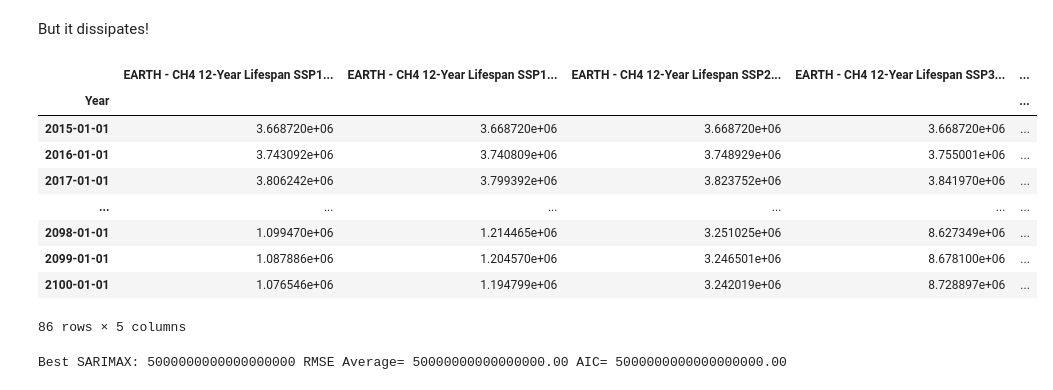
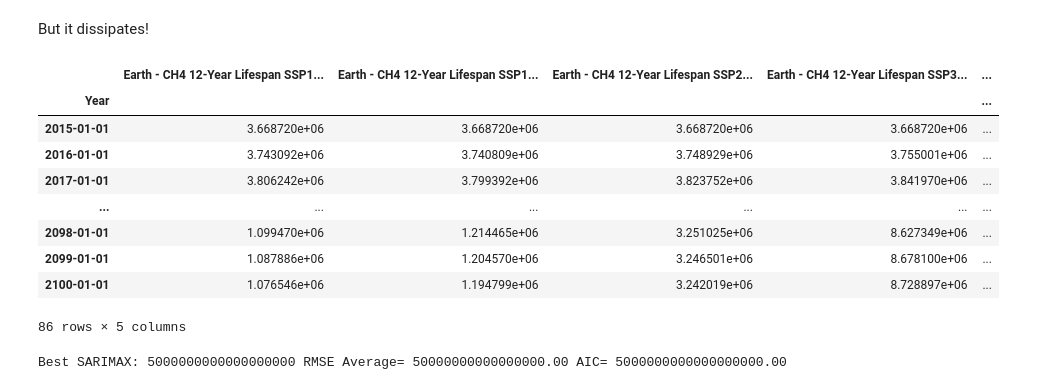
Before and after one commit to FunkyTable/Energy_Production_Time_Series_Projection, a Jupyter notebook: Multvariate.ipynb, the cells around one changed output. Saved outputs shown, nothing was run; the diff lists cells and outputs as text; code cells hidden in the pictures.

```diff
--- a/Multvariate.ipynb
+++ b/Multvariate.ipynb
@@ -832,9 +832,9 @@ def ghg_cu(df_hist, df_proj, gas=1):
     df_hist_cu['jnk'] = df_hist.iloc[:,1] - df_hist_cu.iloc[0,1]
 
     if gas == 1:
-        col = 'EARTH - CO2 Cumulative (tot) (Gg/yr)'
+        col = 'Earth - CO2 Cumulative (tot) (Gg/yr)'
     else:
-        col = 'EARTH - CH4 Cumulative (tot) (Gg/yr)'
+        col = 'Earth - CH4 Cumulative (tot) (Gg/yr)'
 
     df_hist_cu[col] = df_hist_cu['jnk'].cumsum()
     df_hist_cu = df_hist_cu.iloc[:,[0,1,3]]
@@ -1142,43 +1139,43 @@ def dissipate(yr):
     df_hist_dis = df_ch4_cu.copy()
     r = 0
     for row in df_hist_dis.iloc[yr:].index:
-        col = 'EARTH - CH4 ' + YR + '-Year Lifespan (tot) (Gg/yr)'
+        col = 'Earth - CH4 ' + YR + '-Year Lifespan (tot) (Gg/yr)'
         dissipate = df_hist_dis.iloc[r+yr,2] - df_hist_dis.iloc[r-1,2]
         df_hist_dis.loc[row,col] = dissipate
         r+=1
     for i in range(yr+1):
         df_hist_dis.iloc[i,3] = df_hist_dis.iloc[i,2]
     df_hist_dis = df_hist_dis.iloc[:,[0,1,3]]
 
     #Emissions
     df_proj_dis = df_proj_em_ch4_cu.copy()
-    cols = ['EARTH - CH4 ' + YR + '-Year Lifespan SSP1-1.9 (tot) (Gg/yr)',
-            'EARTH - CH4 ' + YR + '-Year Lifespan SSP1-2.6 (tot) (Gg/yr)',
-            'EARTH - CH4 ' + YR + '-Year Lifespan SSP2-4.5 (tot) (Gg/yr)',
-            'EARTH - CH4 ' + YR + '-Year Lifespan SSP3-7.0 (tot) (Gg/yr)',
-            'EARTH - CH4 ' + YR + '-Year Lifespan SSP3-8.5 (tot) (Gg/yr)']
+    cols = ['Earth - CH4 ' + YR + '-Year Lifespan SSP1-1.9 (tot) (Gg/yr)',
+            'Earth - CH4 ' + YR + '-Year Lifespan SSP1-2.6 (tot) (Gg/yr)',
+            'Earth - CH4 ' + YR + '-Year Lifespan SSP2-4.5 (tot) (Gg/yr)',
+            'Earth - CH4 ' + YR + '-Year Lifespan SSP3-7.0 (tot) (Gg/yr)',
+            'Earth - CH4 ' + YR + '-Year Lifespan SSP3-8.5 (tot) (Gg/yr)']
     df_proj_dis[cols] = np.nan
     for ocol, col in zip(range(1,6), range(6,11)):
         tail = (yr)*-1
         head = 0
         for row in range(yr):
             hist_disp = df_ch4_cu.iloc[tail,2]
             proj_disp = df_proj_dis.iloc[head,ocol] - hist_disp
             df_proj_dis.iloc[head,col] = proj_disp
             tail+=1
             head+=1
         r = 0
         for row in range(yr,len(df_proj_dis)):
             dissipate =  df_proj_dis.iloc[r+yr,ocol]-df_proj_dis.iloc[r,ocol]
             df_proj_dis.iloc[row,col] = dissipate
             r+=1
     df_proj_dis = df_proj_dis.iloc[:,6:]
     return df_hist_dis, df_proj_dis
 
 df_hist_12y, df_proj_12y = dissipate(12)
 df_proj_12y
 # %% [output]
-|  | EARTH - CH4 12-Year Lifespan SSP1... | EARTH - CH4 12-Year Lifespan SSP1... | EARTH - CH4 12-Year Lifespan SSP2... | EARTH - CH4 12-Year Lifespan SSP3... | ... |
+|  | Earth - CH4 12-Year Lifespan SSP1... | Earth - CH4 12-Year Lifespan SSP1... | Earth - CH4 12-Year Lifespan SSP2... | Earth - CH4 12-Year Lifespan SSP3... | ... |
 | Year |  |  |  |  | ... |
 | 2015-01-01 | 3.668720e+06 | 3.668720e+06 | 3.668720e+06 | 3.668720e+06 | ... |
 | 2016-01-01 | 3.743092e+06 | 3.740809e+06 | 3.748929e+06 | 3.755001e+06 | ... |
```
Also changed, not shown: parts of 19 cells of this notebook, 1 other file.
